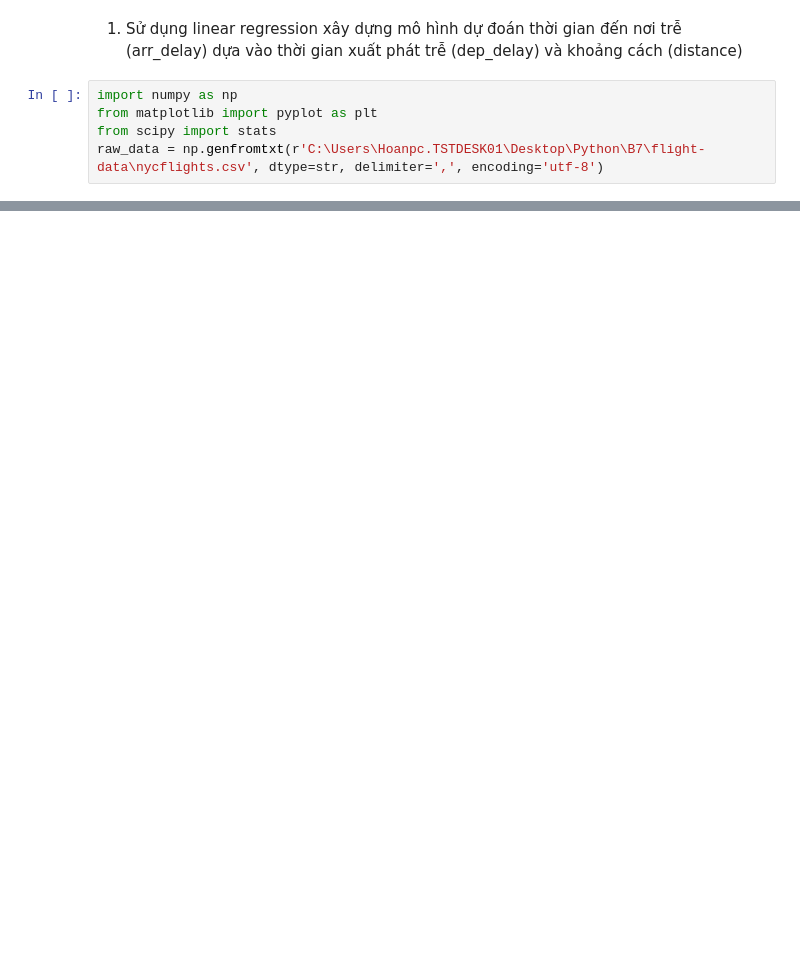
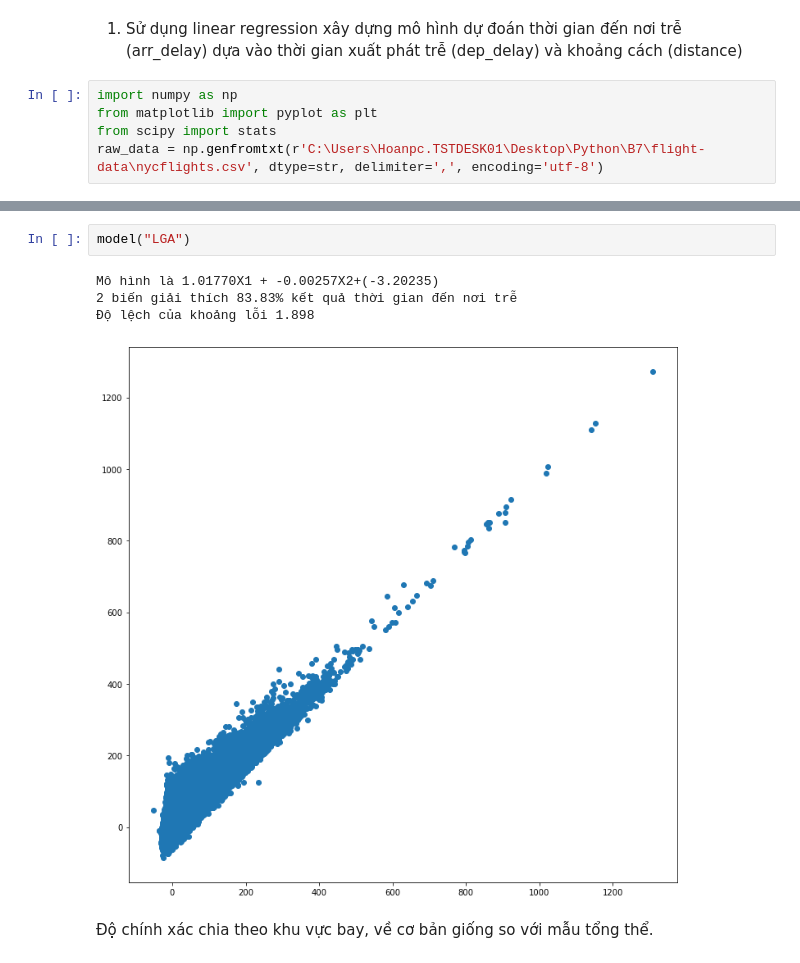
Before and after one commit to Hoanpc777/Python1, a Jupyter notebook: B8/[DS03]_[4.2]_[PhanCongHoan].ipynb, the cells around one changed output, grey strips where cells are left out. Cells and saved outputs as stored; diff of their text form; blank space fills up the shorter version.

```diff
--- a/B8/[DS03]_[4.2]_[PhanCongHoan].ipynb
+++ b/B8/[DS03]_[4.2]_[PhanCongHoan].ipynb
@@ -31,0 +78,9 @@ print(rand_indices.size)
+# %%
+model("LGA")
+# %% [output]
+Mô hình là 1.01770X1 + -0.00257X2+(-3.20235)
+2 biến giải thích 83.83% kết quả thời gian đến nơi trễ
+Độ lệch của khoảng lỗi 1.898
+[figure, added]
+# %% [markdown]
+Độ chính xác chia theo khu vực bay, về cơ bản giống so với mẫu tổng thể.
```
Also changed, not shown: parts of 5 cells of this notebook.
